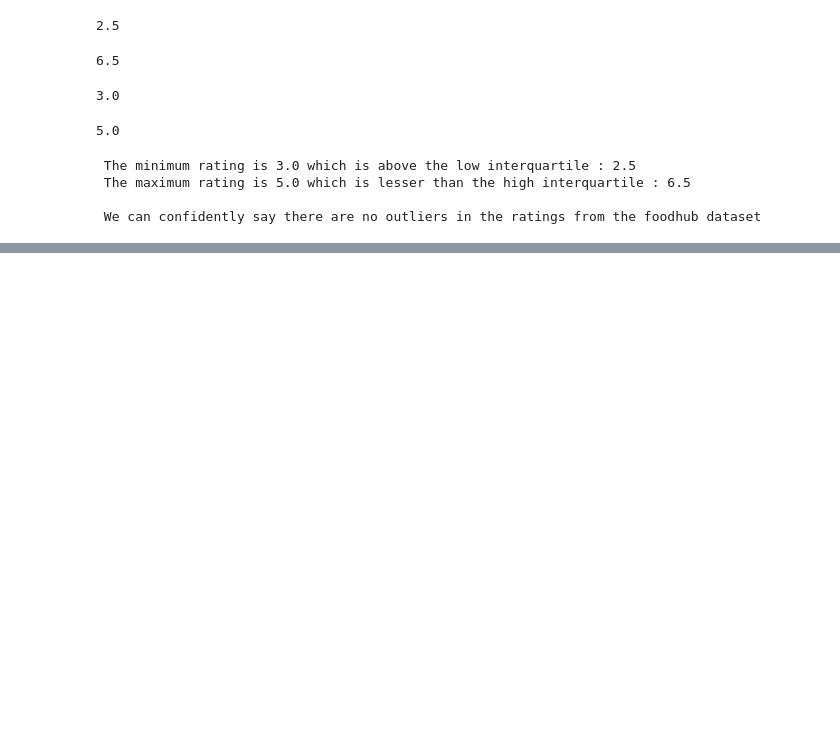
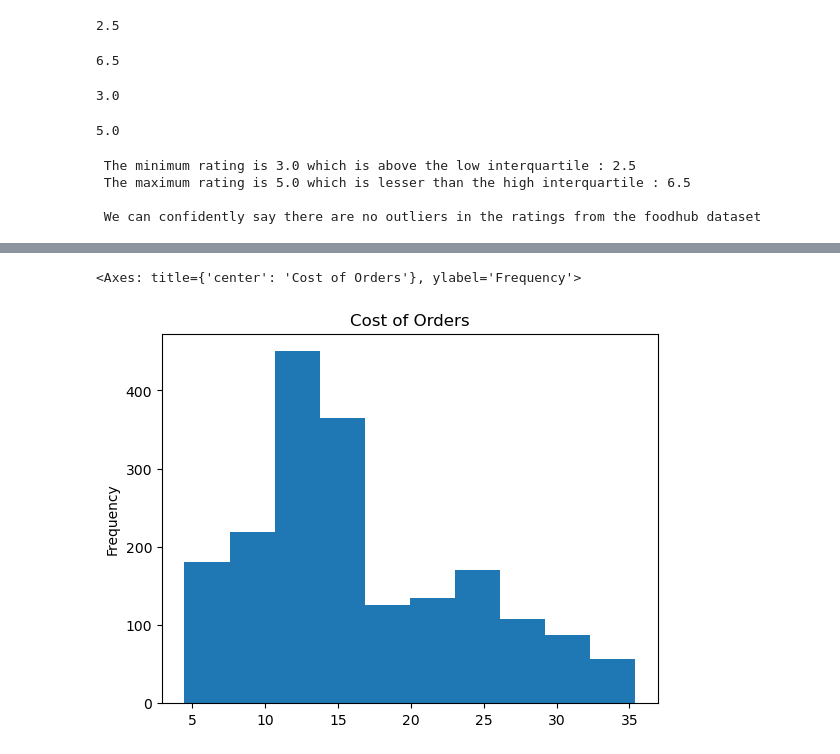
Before and after one commit to nehemiahmensah/nehemiah_siliconaccra, a Jupyter notebook: DATA SCIENCE/Nehemiah_outliers_assignment.ipynb, the cells around one changed output, grey strips where cells are left out. Cells and saved outputs as stored; diff of their text form; code cells hidden in the pictures; blank space fills up the shorter version.

```diff
--- a/DATA SCIENCE/Nehemiah_outliers_assignment.ipynb
+++ b/DATA SCIENCE/Nehemiah_outliers_assignment.ipynb
@@ -186,0 +213,5 @@ print(f""" The minimum rating is {df.rating.min()} which is above the low interq
+# %%
+df.cost_of_the_order.plot(kind = 'hist', title = "Cost of Orders")
+# %% [output]
+<Axes: title={'center': 'Cost of Orders'}, ylabel='Frequency'>
+[figure, added]
```
Also changed, not shown: parts of 5 cells of this notebook.
